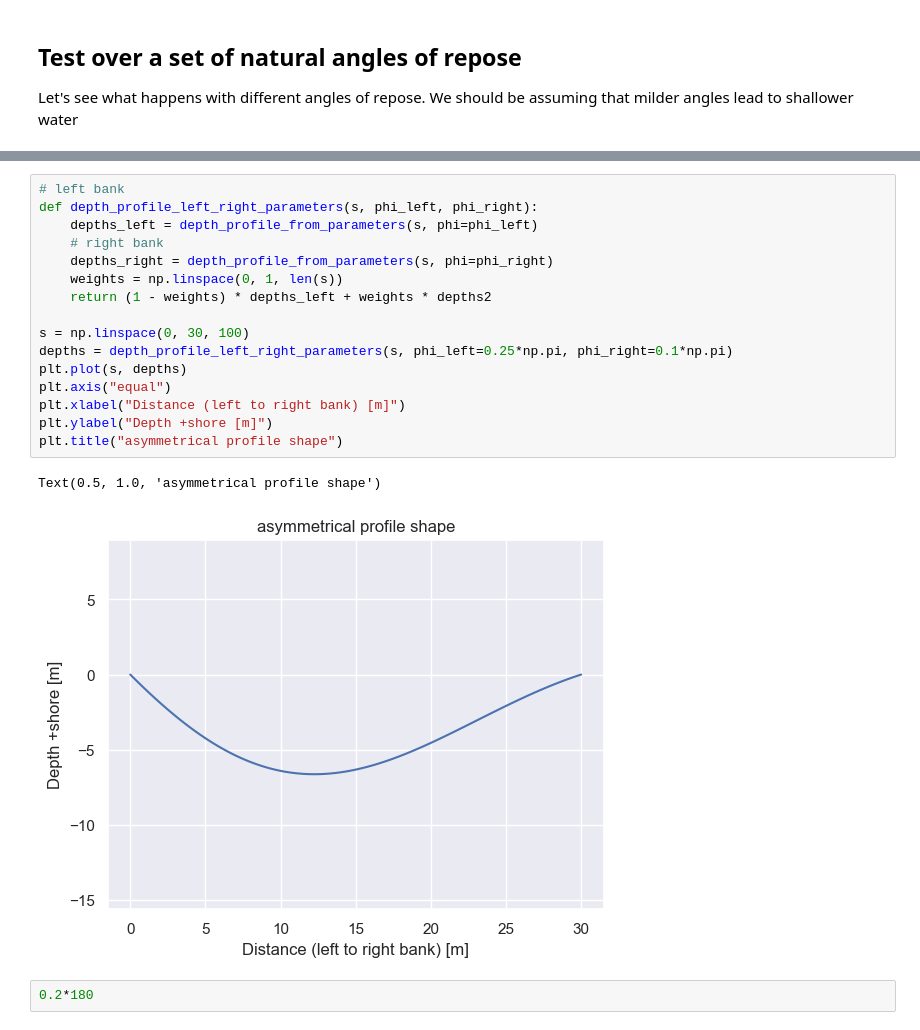
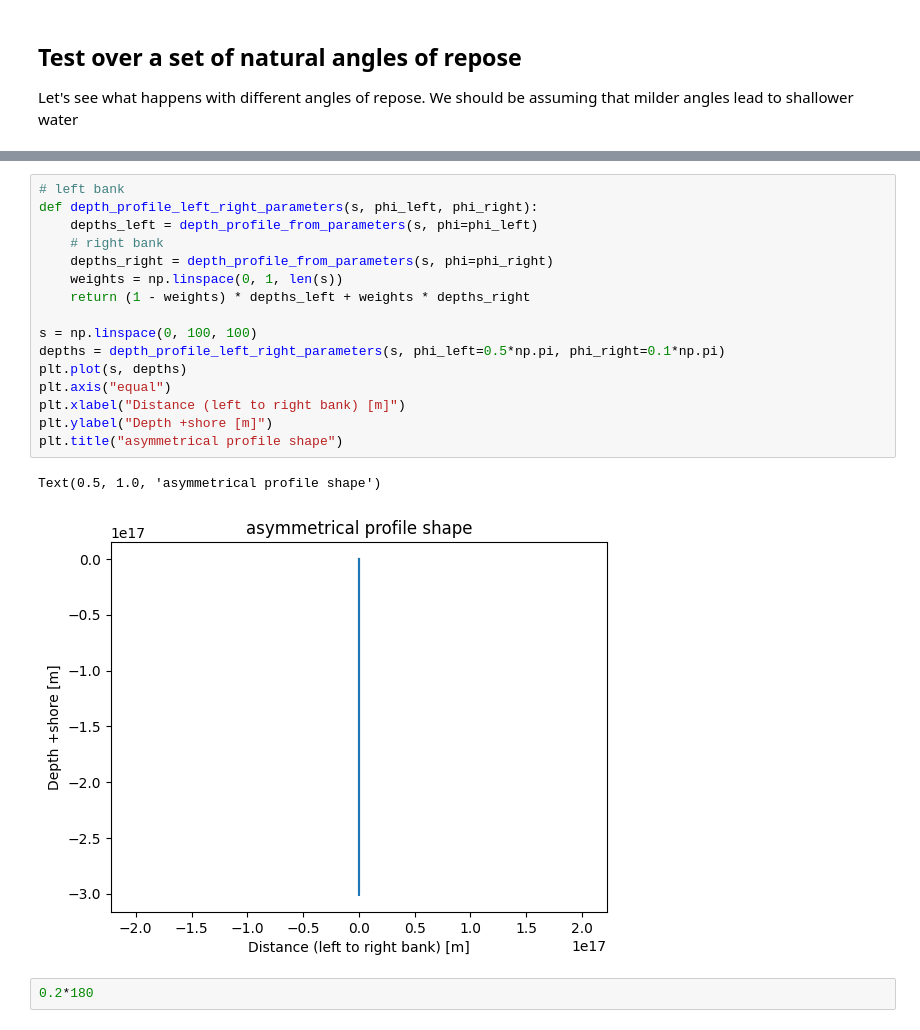
Before and after one commit to localdevices/ORProfile, a Jupyter notebook: notebooks/Lacey_implementation.ipynb, the cells around one changed output, grey strips where cells are left out. Drawn from its saved outputs; the diff is of its cells as text.

```diff
--- a/notebooks/Lacey_implementation.ipynb
+++ b/notebooks/Lacey_implementation.ipynb
@@ -75,22 +77,22 @@ plt.legend(fontsize=8)
 # %%
 # left bank
 def depth_profile_left_right_parameters(s, phi_left, phi_right):
     depths_left = depth_profile_from_parameters(s, phi=phi_left)
     # right bank
     depths_right = depth_profile_from_parameters(s, phi=phi_right)
     weights = np.linspace(0, 1, len(s))
-    return (1 - weights) * depths_left + weights * depths2
+    return (1 - weights) * depths_left + weights * depths_right
 
-s = np.linspace(0, 30, 100)
-depths = depth_profile_left_right_parameters(s, phi_left=0.25*np.pi, phi_right=0.1*np.pi)
+s = np.linspace(0, 100, 100)
+depths = depth_profile_left_right_parameters(s, phi_left=0.5*np.pi, phi_right=0.1*np.pi)
 plt.plot(s, depths)
 plt.axis("equal")
 plt.xlabel("Distance (left to right bank) [m]")
 plt.ylabel("Depth +shore [m]")
 plt.title("asymmetrical profile shape")
 # %% [output]
 Text(0.5, 1.0, 'asymmetrical profile shape')
-[figure, old version]
+[figure, new version]
 # %%
 0.2*180
 # %% [output]
```
Also changed, not shown: parts of 3 cells of this notebook, 6 other files.
